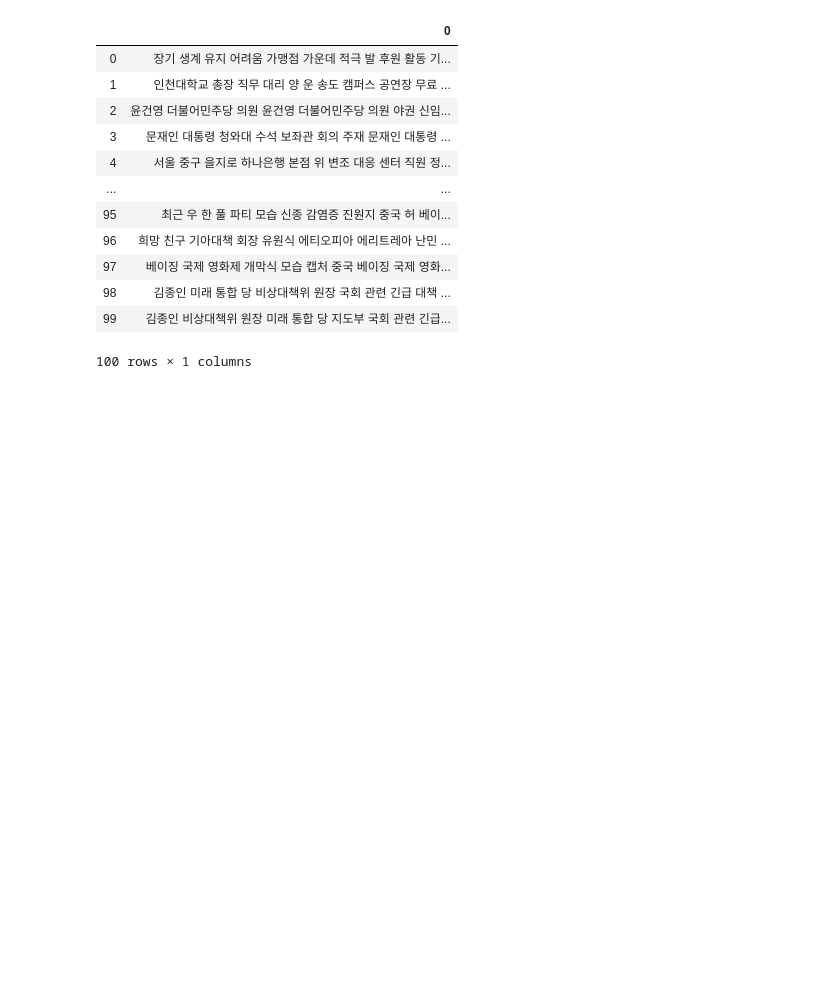
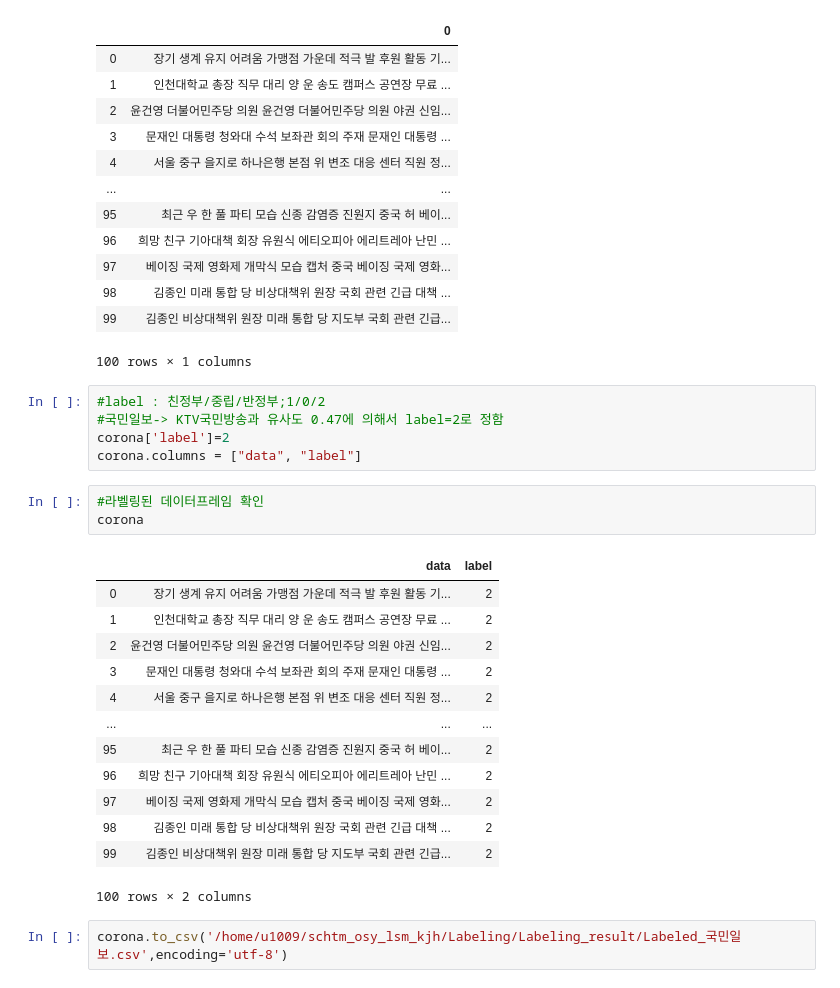
Before and after one commit to NAYANANG/2020_Text-Mining, a Jupyter notebook: Labeling/Labeling_code/Labeling_국민일보.ipynb, the cells around one changed output. Saved outputs shown, nothing was run; the diff lists cells and outputs as text; blank space fills up the shorter version.

Commit message:
국민일보 라벨링 코드 최종

```diff
--- a/Labeling/Labeling_code/Labeling_국민일보.ipynb
+++ b/Labeling/Labeling_code/Labeling_국민일보.ipynb
@@ -97,3 +97,27 @@ corona
 | 98 | 김종인 미래 통합 당 비상대책위 원장 국회 관련 긴급 대책 ... |
 | 99 | 김종인 비상대책위 원장 미래 통합 당 지도부 국회 관련 긴급... |
 100 rows × 1 columns
+# %%
+#label : 친정부/중립/반정부;1/0/2
+#국민일보-> KTV국민방송과 유사도 0.47에 의해서 label=2로 정함
+corona['label']=2
+corona.columns = ["data", "label"]
+# %%
+#라벨링된 데이터프레임 확인
+corona
+# %% [output]
+|  | data | label |
+| 0 | 장기 생계 유지 어려움 가맹점 가운데 적극 발 후원 활동 기... | 2 |
+| 1 | 인천대학교 총장 직무 대리 양 운 송도 캠퍼스 공연장 무료 ... | 2 |
+| 2 | 윤건영 더불어민주당 의원 윤건영 더불어민주당 의원 야권 신임... | 2 |
+| 3 | 문재인 대통령 청와대 수석 보좌관 회의 주재 문재인 대통령 ... | 2 |
+| 4 | 서울 중구 을지로 하나은행 본점 위 변조 대응 센터 직원 정... | 2 |
+| ... | ... | ... |
+| 95 | 최근 우 한 풀 파티 모습 신종 감염증 진원지 중국 허 베이... | 2 |
+| 96 | 희망 친구 기아대책 회장 유원식 에티오피아 에리트레아 난민 ... | 2 |
+| 97 | 베이징 국제 영화제 개막식 모습 캡처 중국 베이징 국제 영화... | 2 |
+| 98 | 김종인 미래 통합 당 비상대책위 원장 국회 관련 긴급 대책 ... | 2 |
+| 99 | 김종인 비상대책위 원장 미래 통합 당 지도부 국회 관련 긴급... | 2 |
+100 rows × 2 columns
+# %%
+corona.to_csv('/home/u1009/schtm_osy_lsm_kjh/Labeling/Labeling_result/Labeled_국민일보.csv',encoding='utf-8')
```
